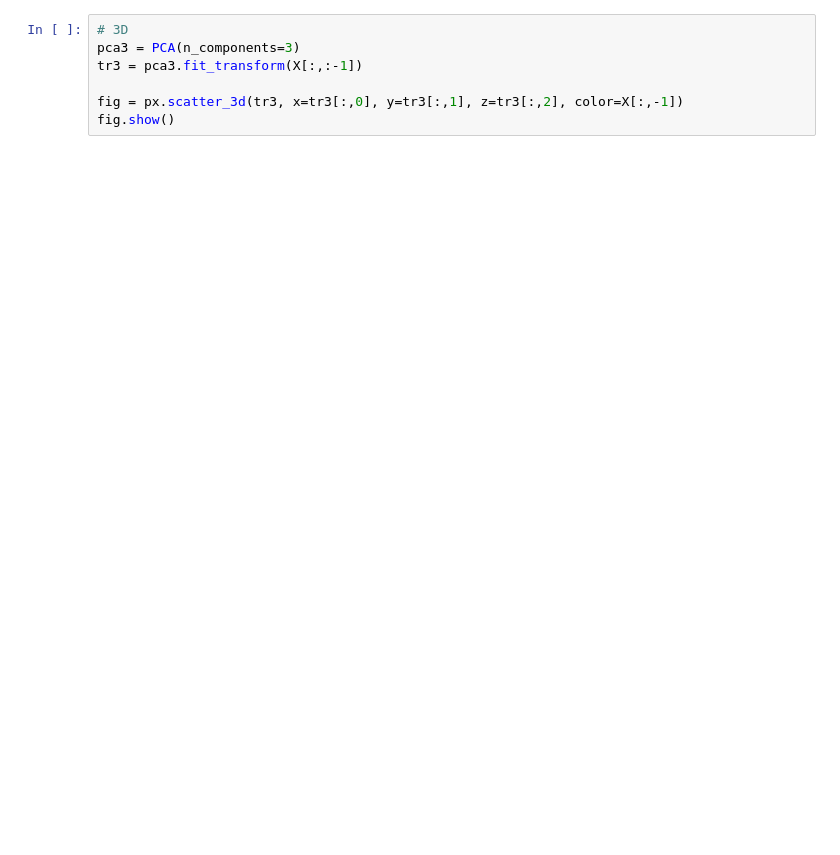
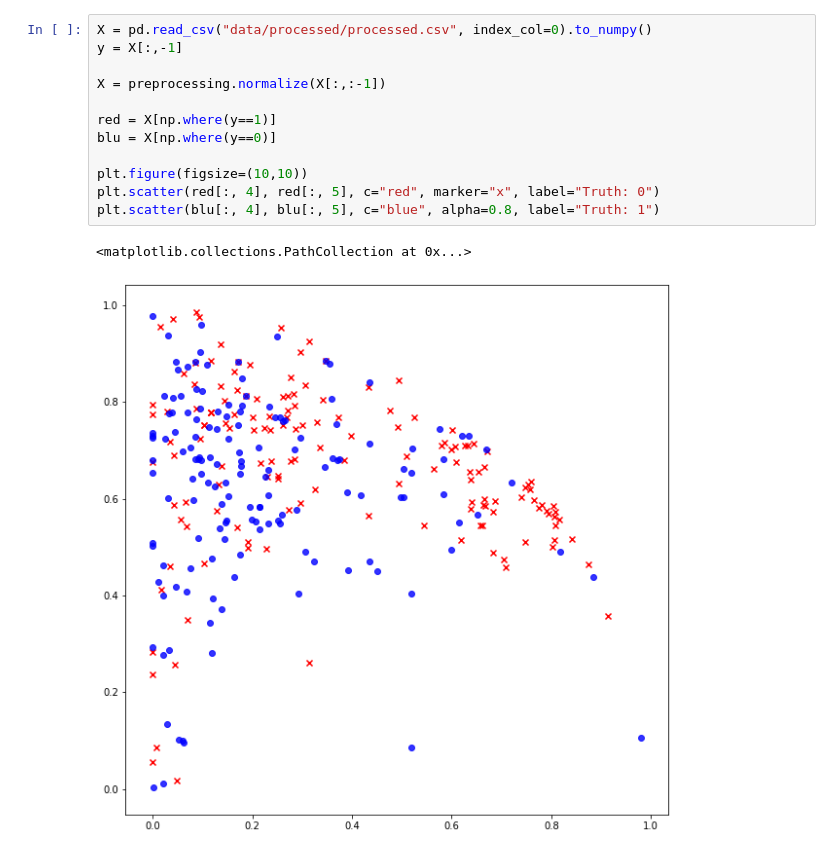
Before and after one commit to giorgospetkakis/more-fake-news-pls, a Jupyter notebook: notebooks/20200521-gp-mds_tests.ipynb, the cells around one changed output. Cells and saved outputs as stored; diff of their text form; blank space fills up the shorter version.

```diff
--- a/notebooks/20200521-gp-mds_tests.ipynb
+++ b/notebooks/20200521-gp-mds_tests.ipynb
@@ -30,7 +31,15 @@ Text(0.5, 1.0, 'Principal Component Analysis')
-# %%
-# 3D
-pca3 = PCA(n_components=3)
-tr3 = pca3.fit_transform(X[:,:-1])
-
-fig = px.scatter_3d(tr3, x=tr3[:,0], y=tr3[:,1], z=tr3[:,2], color=X[:,-1])
-fig.show()
+# %%
+X = pd.read_csv("data/processed/processed.csv", index_col=0).to_numpy()
+y = X[:,-1]
+
+X = preprocessing.normalize(X[:,:-1])
+
+red = X[np.where(y==1)]
+blu = X[np.where(y==0)]
+
+plt.figure(figsize=(10,10))
+plt.scatter(red[:, 4], red[:, 5], c="red", marker="x", label="Truth: 0")
+plt.scatter(blu[:, 4], blu[:, 5], c="blue", alpha=0.8, label="Truth: 1")
+# %% [output]
+<matplotlib.collections.PathCollection at 0x...>
+[figure, added]
```
Also changed, not shown: parts of 2 cells of this notebook.
